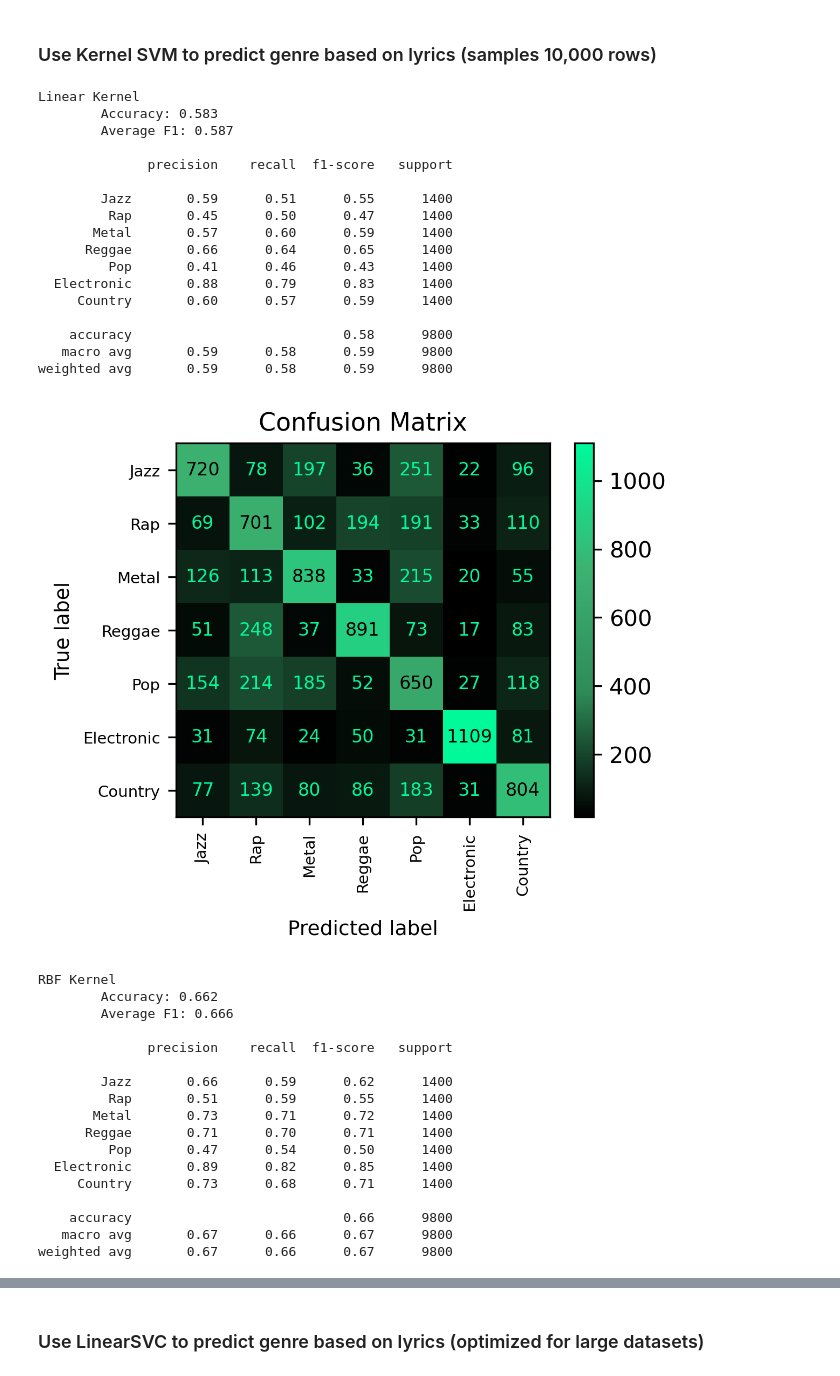
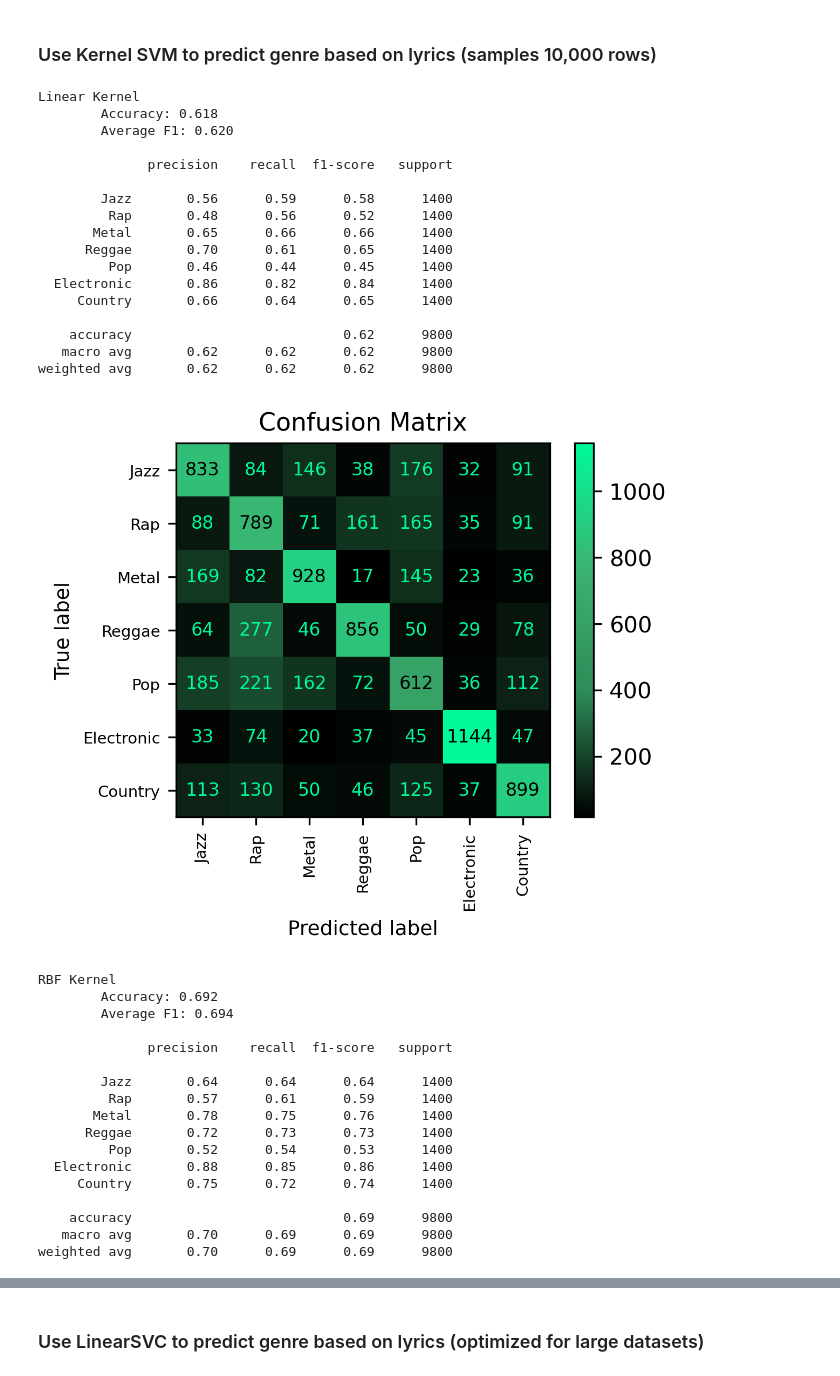
Before and after one commit to michael-van-vuuren/csci5612-workspace, a Jupyter notebook: models/supervised/svm-and-boosting.ipynb, the cells around one changed output, grey strips where cells are left out. Saved outputs shown, nothing was run; the diff lists cells and outputs as text; code cells hidden in the pictures.

```diff
--- a/models/supervised/svm-and-boosting.ipynb
+++ b/models/supervised/svm-and-boosting.ipynb
@@ -343,63 +343,63 @@ def run_svc(model, name):
     # results
     accuracy = accuracy_score(test_y, pred_y)
     f1 = f1_score(test_y, pred_y, average='macro')
 
     print(f'{name}')
     print(f'\tAccuracy: {accuracy:.3f}')
     print(f'\tAverage F1: {f1:.3f}\n')
     print(classification_report(test_y, pred_y, target_names=y.unique()))
     plot_confusion_matrix(test_y, pred_y)
 
 # Linear
 run_svc(
-    SVC(kernel='linear'),
+    SVC(kernel='linear', C=10),
     'Linear Kernel'
 )
 
 # RBF
 run_svc(
-    SVC(kernel='rbf'),
+    SVC(kernel='rbf', C=10),
     'RBF Kernel'
 )
 
 # Polynomial
 run_svc(
-    SVC(kernel='poly', degree=2),
+    SVC(kernel='poly', degree=2, C=10),
     'Polynomial Kernel with degree of 2'
 )
 # %% [output]
 Linear Kernel
-        Accuracy: 0.583
-        Average F1: 0.587
+        Accuracy: 0.618
+        Average F1: 0.620
 
               precision    recall  f1-score   support
 
-        Jazz       0.59      0.51      0.55      1400
-         Rap       0.45      0.50      0.47      1400
-       Metal       0.57      0.60      0.59      1400
-      Reggae       0.66      0.64      0.65      1400
-         Pop       0.41      0.46      0.43      1400
-  Electronic       0.88      0.79      0.83      1400
-     Country       0.60      0.57      0.59      1400
+        Jazz       0.56      0.59      0.58      1400
+         Rap       0.48      0.56      0.52      1400
+       Metal       0.65      0.66      0.66      1400
+      Reggae       0.70      0.61      0.65      1400
+         Pop       0.46      0.44      0.45      1400
+  Electronic       0.86      0.82      0.84      1400
+     Country       0.66      0.64      0.65      1400
 
-    accuracy                           0.58      9800
-   macro avg       0.59      0.58      0.59      9800
-weighted avg       0.59      0.58      0.59      9800
+    accuracy                           0.62      9800
+   macro avg       0.62      0.62      0.62      9800
+weighted avg       0.62      0.62      0.62      9800
-[figure, old version]
+[figure, new version]
 RBF Kernel
-        Accuracy: 0.662
-        Average F1: 0.666
+        Accuracy: 0.692
+        Average F1: 0.694
 
               precision    recall  f1-score   support
 
-        Jazz       0.66      0.59      0.62      1400
-         Rap       0.51      0.59      0.55      1400
-       Metal       0.73      0.71      0.72      1400
-      Reggae       0.71      0.70      0.71      1400
-         Pop       0.47      0.54      0.50      1400
-  Electronic       0.89      0.82      0.85      1400
-     Country       0.73      0.68      0.71      1400
+        Jazz       0.64      0.64      0.64      1400
+         Rap       0.57      0.61      0.59      1400
+       Metal       0.78      0.75      0.76      1400
+      Reggae       0.72      0.73      0.73      1400
+         Pop       0.52      0.54      0.53      1400
+  Electronic       0.88      0.85      0.86      1400
+     Country       0.75      0.72      0.74      1400
 
-    accuracy                           0.66      9800
-   macro avg       0.67      0.66      0.67      9800
-weighted avg       0.67      0.66      0.67      9800
+    accuracy                           0.69      9800
+   macro avg       0.70      0.69      0.69      9800
+weighted avg       0.70      0.69      0.69      9800
```
Also changed, not shown: parts of 9 cells of this notebook.
